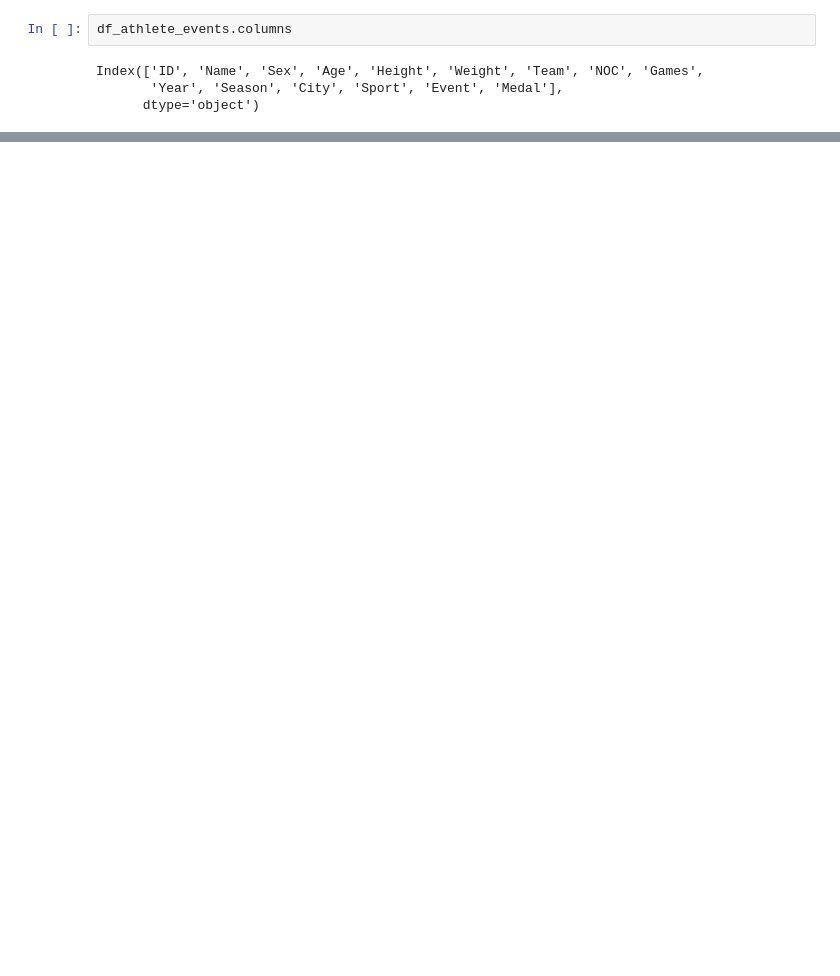
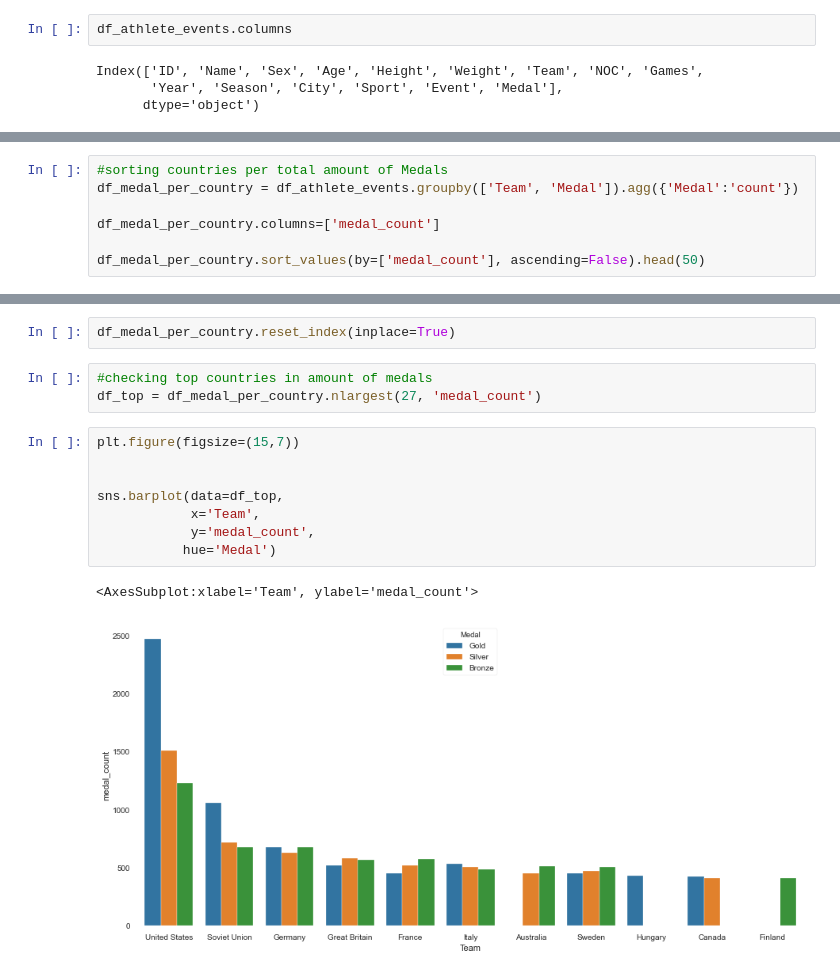
Before and after one commit to Binardino/Olympics_History_1896_2016, a Jupyter notebook: notebook/Olympics EDA.ipynb, the cells around one changed output, grey strips where cells are left out. Drawn from its saved outputs; the diff is of its cells as text; blank space fills up the shorter version.

Commit message:
add sns barplot + basic stats

```diff
--- a/notebook/Olympics EDA.ipynb
+++ b/notebook/Olympics EDA.ipynb
@@ -142,0 +118,7 @@ df_athlete_events.groupby(['Team', 'Medal']).agg({'Medal':'count'}).head(50)
+# %%
+#sorting countries per total amount of Medals
+df_medal_per_country = df_athlete_events.groupby(['Team', 'Medal']).agg({'Medal':'count'})
+
+df_medal_per_country.columns=['medal_count']
+
+df_medal_per_country.sort_values(by=['medal_count'], ascending=False).head(50)
@@ -142,0 +156,16 @@ df_athlete_events.groupby(['Team', 'Medal']).agg({'Medal':'count'}).head(50)
+# %%
+df_medal_per_country.reset_index(inplace=True)
+# %%
+#checking top countries in amount of medals
+df_top = df_medal_per_country.nlargest(27, 'medal_count')
+# %%
+plt.figure(figsize=(15,7))
+
+
+sns.barplot(data=df_top,
+            x='Team',
+            y='medal_count',
+           hue='Medal')
+# %% [output]
+<AxesSubplot:xlabel='Team', ylabel='medal_count'>
+[figure, added]
```
Also changed, not shown: parts of 15 cells of this notebook.
